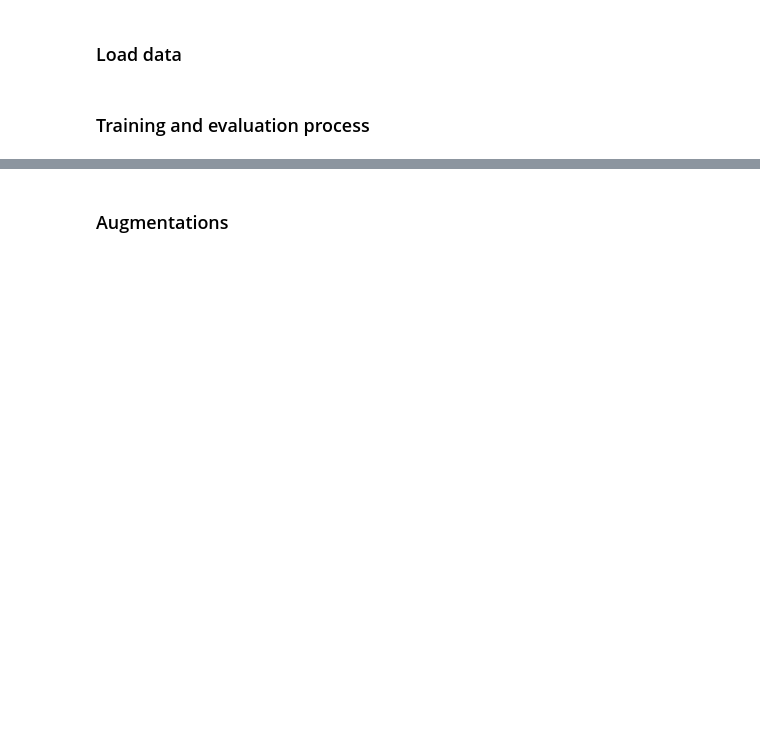
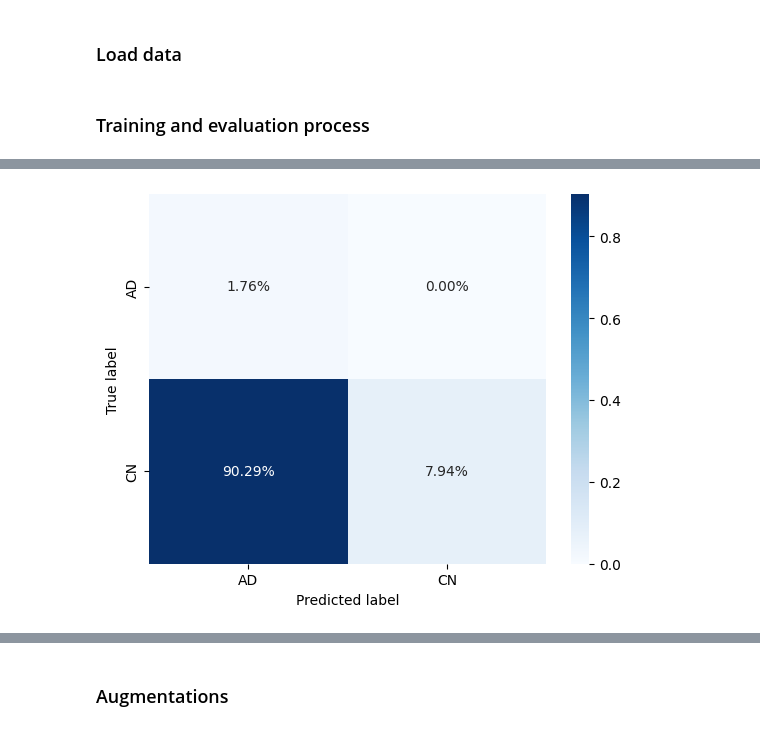
Before and after one commit to damianpolakpjwstk/alzheimer_disease_classification_tools, a Jupyter notebook: imaging_models/CNN_training.ipynb, the cells around one changed output, grey strips where cells are left out. Cells and saved outputs as stored; diff of their text form; code cells hidden in the pictures; blank space fills up the shorter version.

```diff
--- a/imaging_models/CNN_training.ipynb
+++ b/imaging_models/CNN_training.ipynb
@@ -108,2 +177,6 @@ results_dfs["AD vs CN"]
+# %%
+plot_confusion_matrix(results, "AD vs CN", "biocard")
+# %% [output]
+[figure, added]
 # %%
 results_dfs["AD vs MCI"]
```
Also changed, not shown: parts of 41 cells of this notebook, 1 other file.
